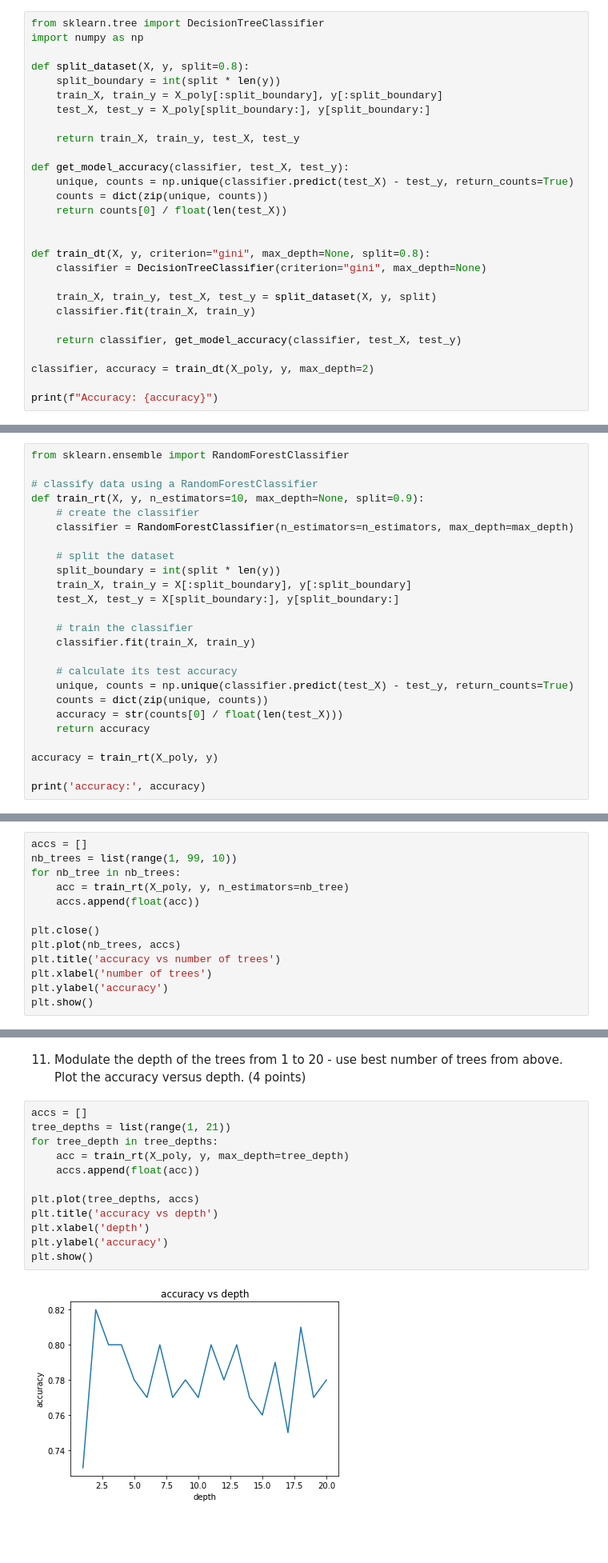
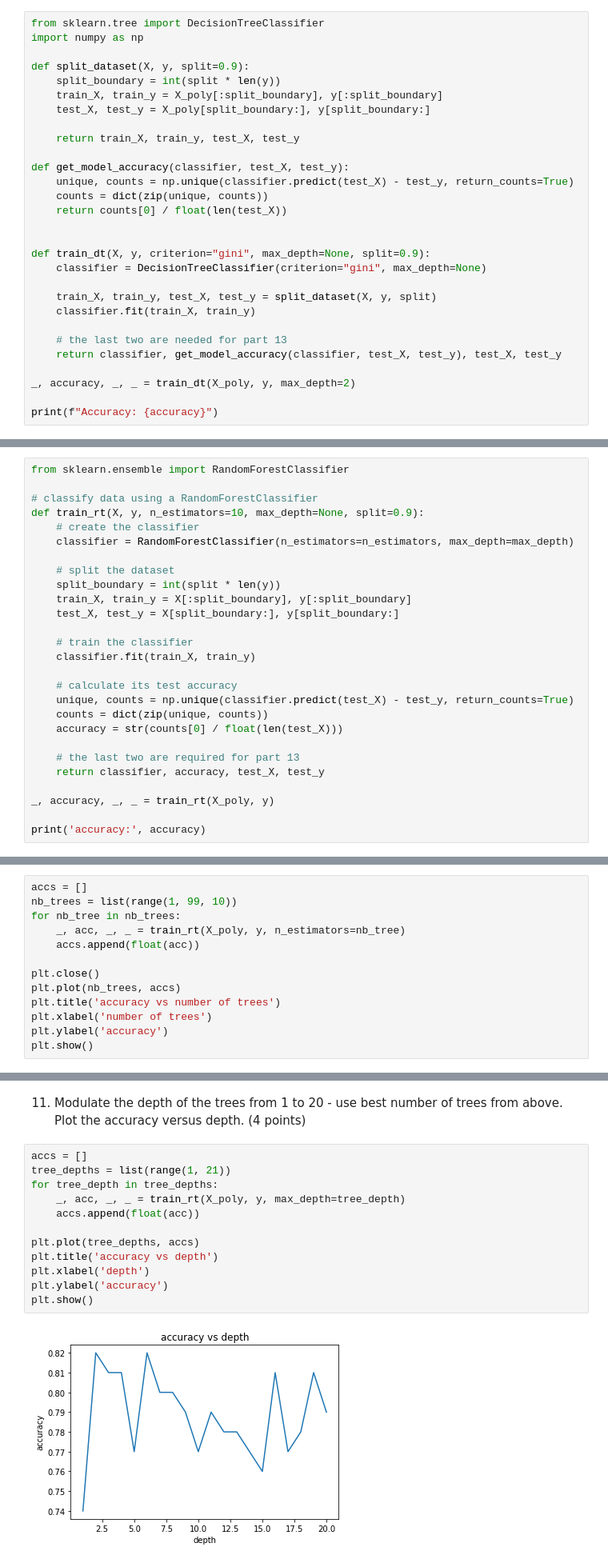
Before and after one commit to 94929/age-regression-from-brain-mri-images, a Jupyter notebook: MLI-CW-1.ipynb, the cells around one changed output, grey strips where cells are left out. Shown at 80% size. Cells and saved outputs as stored; diff of their text form; blank space fills up the shorter version.

```diff
--- a/MLI-CW-1.ipynb
+++ b/MLI-CW-1.ipynb
@@ -51,7 +51,7 @@ plt.show()
 from sklearn.tree import DecisionTreeClassifier
 import numpy as np
 
-def split_dataset(X, y, split=0.8):
+def split_dataset(X, y, split=0.9):
     split_boundary = int(split * len(y))
     train_X, train_y = X_poly[:split_boundary], y[:split_boundary]
     test_X, test_y = X_poly[split_boundary:], y[split_boundary:]
@@ -64,15 +64,16 @@ def get_model_accuracy(classifier, test_X, test_y):
     return counts[0] / float(len(test_X))
 
 
-def train_dt(X, y, criterion="gini", max_depth=None, split=0.8):
+def train_dt(X, y, criterion="gini", max_depth=None, split=0.9):
     classifier = DecisionTreeClassifier(criterion="gini", max_depth=None)
 
     train_X, train_y, test_X, test_y = split_dataset(X, y, split)
     classifier.fit(train_X, train_y)
 
-    return classifier, get_model_accuracy(classifier, test_X, test_y)
+    # the last two are needed for part 13
+    return classifier, get_model_accuracy(classifier, test_X, test_y), test_X, test_y
 
-classifier, accuracy = train_dt(X_poly, y, max_depth=2)
+_, accuracy, _, _ = train_dt(X_poly, y, max_depth=2)
 
 print(f"Accuracy: {accuracy}")
 # %% [output]
@@ -200,9 +204,11 @@ def train_rt(X, y, n_estimators=10, max_depth=None, split=0.9):
     unique, counts = np.unique(classifier.predict(test_X) - test_y, return_counts=True)
     counts = dict(zip(unique, counts))
     accuracy = str(counts[0] / float(len(test_X)))
-    return accuracy
 
-accuracy = train_rt(X_poly, y)
+    # the last two are required for part 13
+    return classifier, accuracy, test_X, test_y
+
+_, accuracy, _, _ = train_rt(X_poly, y)
 
 print('accuracy:', accuracy)
 # %% [output]
@@ -213,7 +219,7 @@ accuracy: 0.76
 accs = []
 nb_trees = list(range(1, 99, 10))
 for nb_tree in nb_trees:
-    acc = train_rt(X_poly, y, n_estimators=nb_tree)
+    _, acc, _, _ = train_rt(X_poly, y, n_estimators=nb_tree)
     accs.append(float(acc))
 
 plt.close()
@@ -229,17 +235,17 @@ plt.show()
 # %%
 accs = []
 tree_depths = list(range(1, 21))
 for tree_depth in tree_depths:
-    acc = train_rt(X_poly, y, max_depth=tree_depth)
+    _, acc, _, _ = train_rt(X_poly, y, max_depth=tree_depth)
     accs.append(float(acc))
 
 plt.plot(tree_depths, accs)
 plt.title('accuracy vs depth')
 plt.xlabel('depth')
 plt.ylabel('accuracy')
 plt.show()
 # %% [output]
-[figure, old version]
+[figure, new version]
 # %% [markdown]
 12) Comment on the performance change while you modulate depth of trees and number of trees (3 points)
 # %%
```
Also changed, not shown: parts of 9 cells of this notebook.
